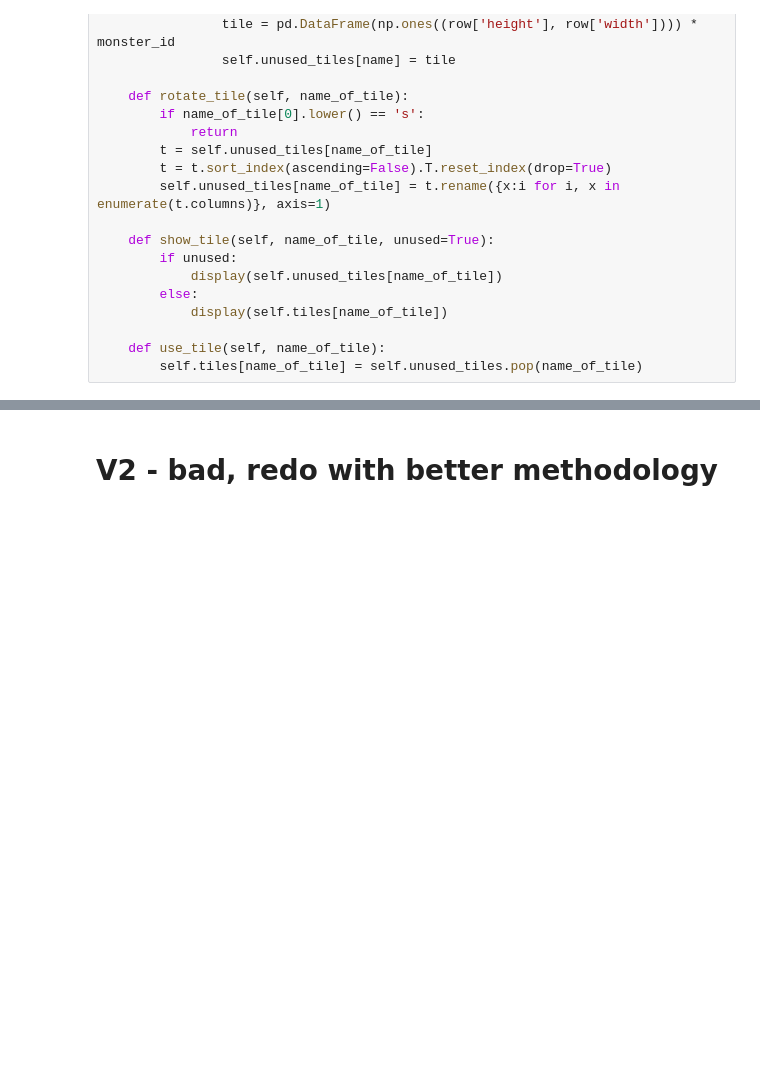
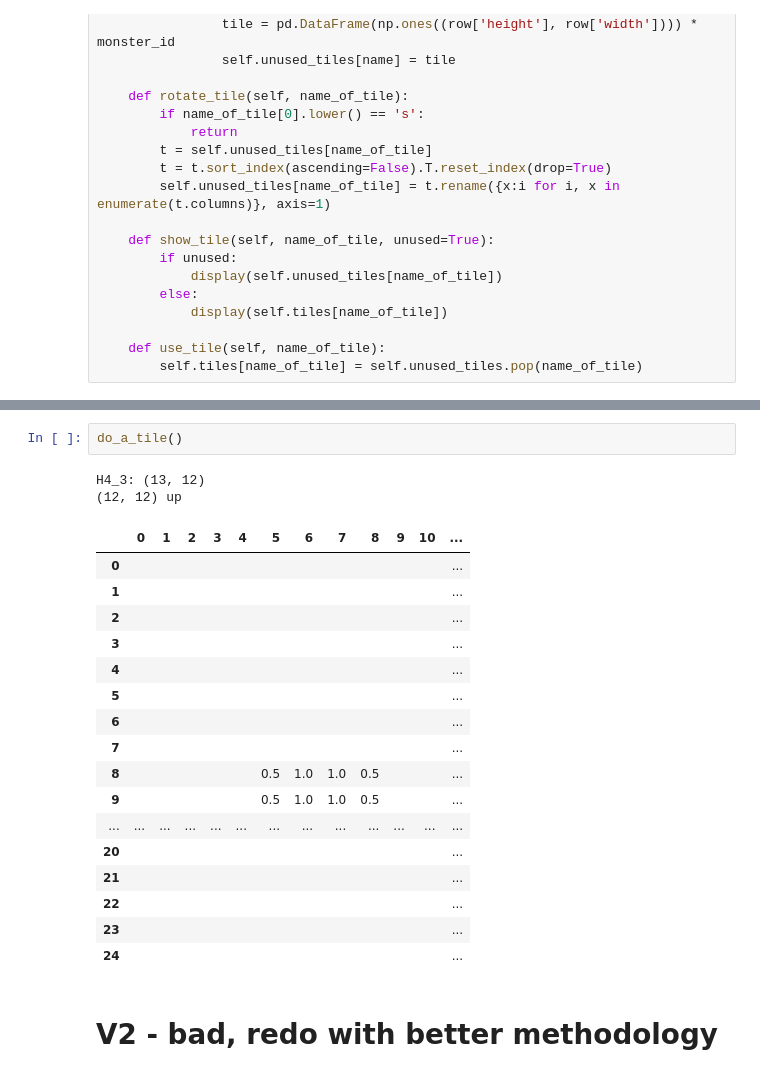
Before and after one commit to KevinCarr42/Descent_AI, a Jupyter notebook: DescentMapGenerator.ipynb, the cells around one changed output, grey strips where cells are left out. Cells and saved outputs as stored; diff of their text form; blank space fills up the shorter version.

```diff
--- a/DescentMapGenerator.ipynb
+++ b/DescentMapGenerator.ipynb
@@ -640,3 +624,25 @@ ValueError: a must be 1-dimensional
+# %%
+do_a_tile()
+# %% [output]
+H4_3: (13, 12)
+(12, 12) up
+|  | 0 | 1 | 2 | 3 | 4 | 5 | 6 | 7 | 8 | 9 | 10 | ... |
+| 0 |  |  |  |  |  |  |  |  |  |  |  | ... |
+| 1 |  |  |  |  |  |  |  |  |  |  |  | ... |
+| 2 |  |  |  |  |  |  |  |  |  |  |  | ... |
+| 3 |  |  |  |  |  |  |  |  |  |  |  | ... |
+| 4 |  |  |  |  |  |  |  |  |  |  |  | ... |
+| 5 |  |  |  |  |  |  |  |  |  |  |  | ... |
+| 6 |  |  |  |  |  |  |  |  |  |  |  | ... |
+| 7 |  |  |  |  |  |  |  |  |  |  |  | ... |
+| 8 |  |  |  |  |  | 0.5 | 1.0 | 1.0 | 0.5 |  |  | ... |
+| 9 |  |  |  |  |  | 0.5 | 1.0 | 1.0 | 0.5 |  |  | ... |
+| ... | ... | ... | ... | ... | ... | ... | ... | ... | ... | ... | ... | ... |
+| 20 |  |  |  |  |  |  |  |  |  |  |  | ... |
+| 21 |  |  |  |  |  |  |  |  |  |  |  | ... |
+| 22 |  |  |  |  |  |  |  |  |  |  |  | ... |
+| 23 |  |  |  |  |  |  |  |  |  |  |  | ... |
+| 24 |  |  |  |  |  |  |  |  |  |  |  | ... |
 # %% [markdown]
 # V2 - bad, redo with better methodology
 # %% [markdown]
```
Also changed, not shown: parts of 9 cells of this notebook.
